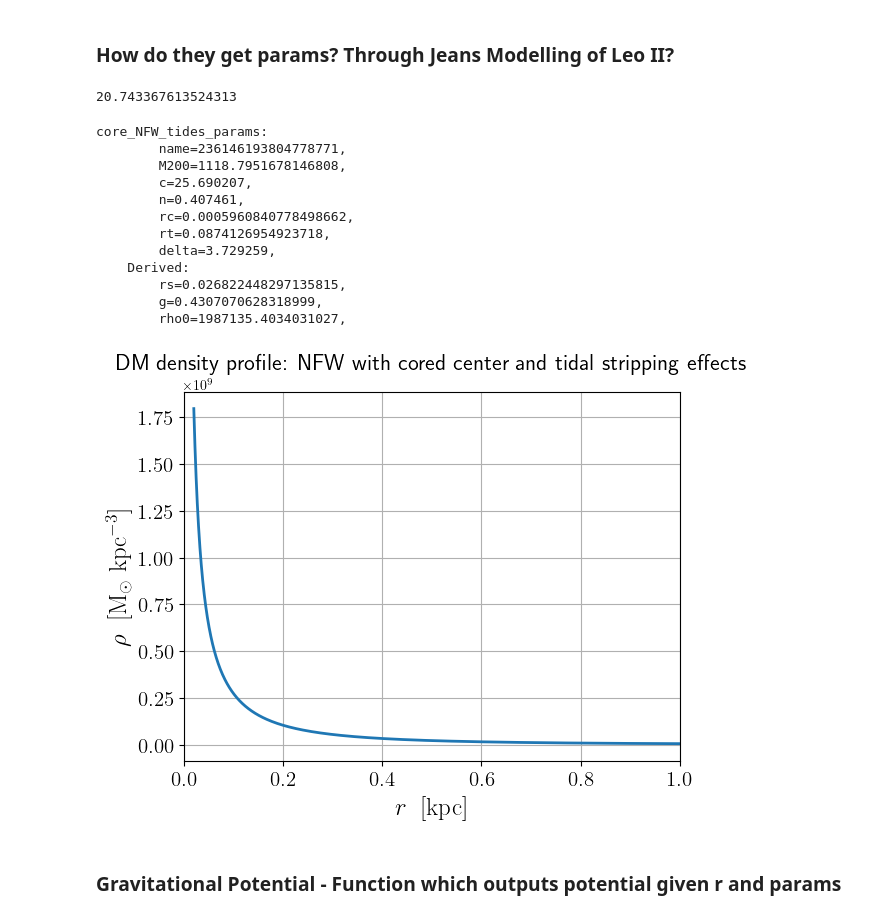
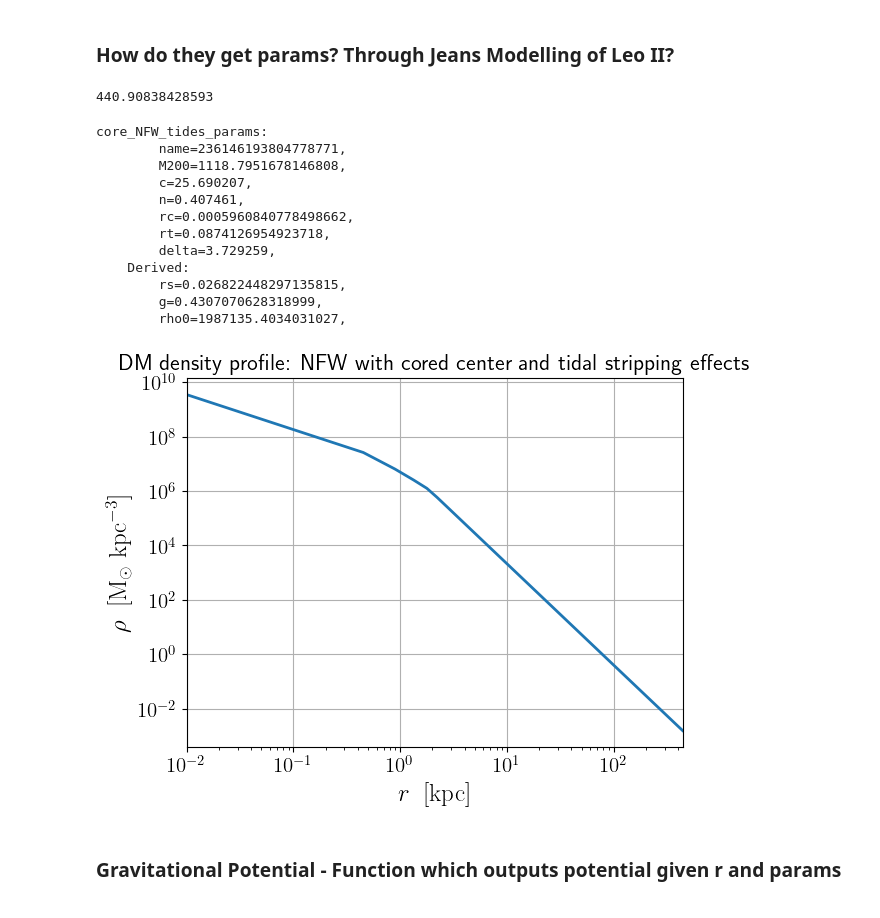
Before and after one commit to jdarne22/jaxsp, a Jupyter notebook: Adding_stellar_masses/examples/tutorial.ipynb, the cells around one changed output. Drawn from its saved outputs; the diff is of its cells as text; code cells hidden in the pictures.

```diff
--- a/Adding_stellar_masses/examples/tutorial.ipynb
+++ b/Adding_stellar_masses/examples/tutorial.ipynb
@@ -84,10 +84,10 @@ cNFWtides_params = jnp.array([
 ])
 density_params = jsp.init_core_NFW_tides_params_from_sample(cNFWtides_params)
 r99 = jsp.enclosing_radius(0.99, density_params) # radius that encloses 99% of mass
-print(r99)
+print(r99 * u.to_Kpc)
 density_params
 # %% [output]
-20.743367613524313
+440.90838428593
 core_NFW_tides_params:
         name=236146193804778771,
         M200=1118.7951678146808,
@@ -103,18 +103,18 @@ core_NFW_tides_params:
 # %%
 fig, ax = plt.subplots()
 ax.xaxis.set_tick_params(labelsize=15)
 ax.yaxis.set_tick_params(labelsize=15)
-#ax.set_xscale("log")
-#ax.set_yscale("log")
-ax.set_xlim([0, 1])
-r = jnp.logspace(jnp.log10(20 * u.from_pc), jnp.log10(r99), 1000)
+ax.set_xscale("log")
+ax.set_yscale("log")
+#r = jnp.logspace(jnp.log10(20 * u.from_pc), jnp.log10(r99), 1000)
+r = jnp.linspace(0.01 * u.from_Kpc, r99, 1000)
 ax.plot(r * u.to_Kpc, rho(r, density_params) * u.to_Msun/u.to_Kpc**3)
 ax.set_ylabel(r"$\rho \;\;\mathrm{[M_\odot\;kpc^{-3}]}$", fontsize = 18)
 ax.set_xlabel(r"$r \;\;\mathrm{[kpc]}$", fontsize = 18)
 ax.set_title('DM density profile: NFW with cored center and tidal stripping effects', fontsize = 16)
 plt.show()
 # %% [output]
-[figure, old version]
+[figure, new version]
 # %% [markdown]
 ### Gravitational Potential - Function which outputs potential given r and params
 # %% [markdown]
```
Also changed, not shown: parts of 1 cell of this notebook, 8 other files.
